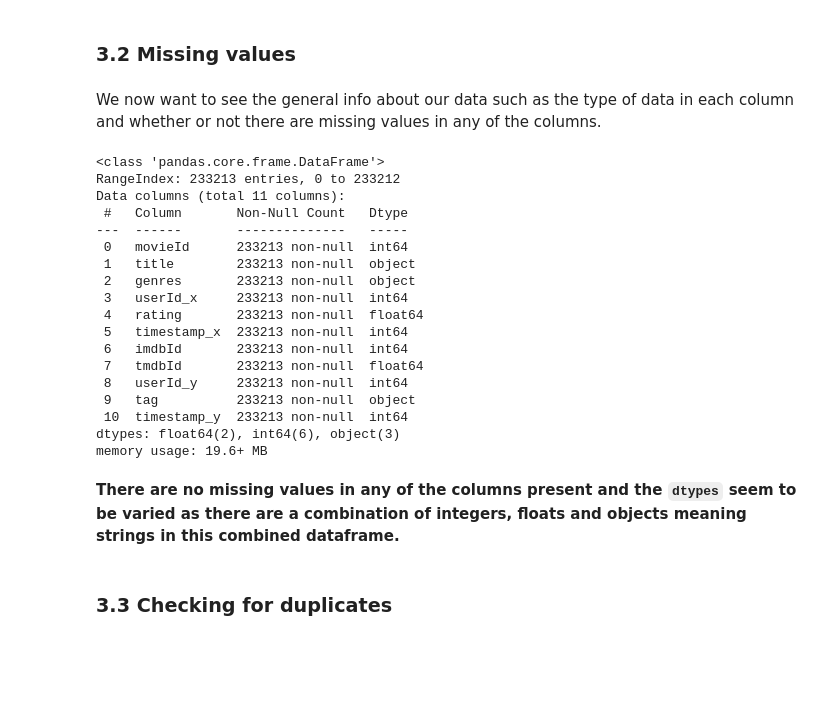
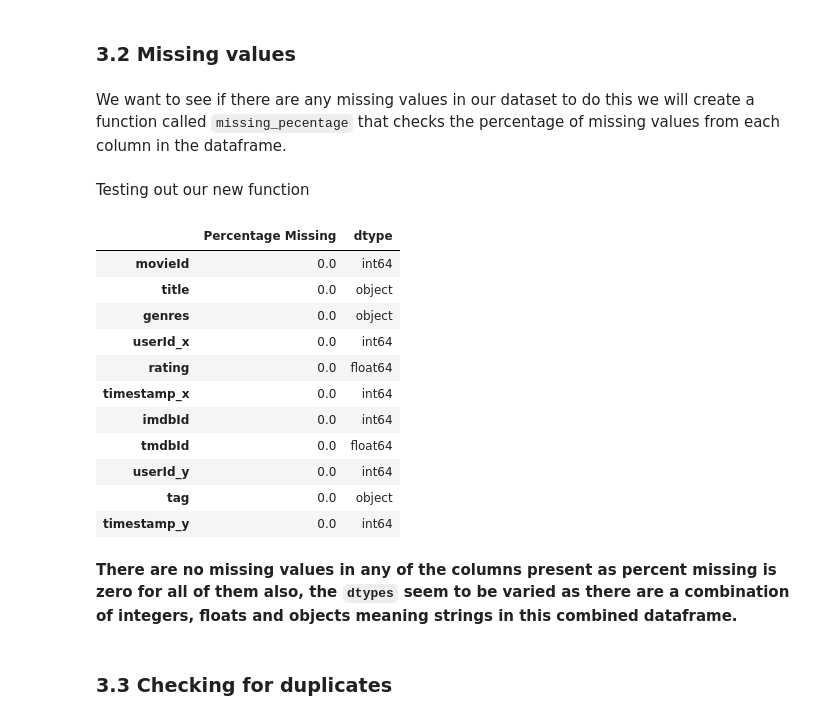
Before and after one commit to DennisWainaina/Movie-Recommendation-System-Project, a Jupyter notebook: index.ipynb, the cells around one changed output. Saved outputs shown, nothing was run; the diff lists cells and outputs as text; code cells hidden in the pictures; blank space fills up the shorter version.

Commit message:
Added functions for checking percentage of missing values and wrong datatypes in the data preparation section found no missing values or wrong datatypes.

```diff
--- a/index.ipynb
+++ b/index.ipynb
@@ -179,31 +179,55 @@ combined_df.head()
 **We have succesfully loaded the dataframes and joined them using the common column `movieId` for the join. We did not specify the how parameter,hence as a default parameter the join was set to `inner`. This is because we wanted rows where there was a key on both the left and right tables so as to avoid `NaN` values in the new dataframe.**
 # %% [markdown]
 ### 3.2 Missing values
-# %% [markdown]
-We now want to see the general info about our data such as the type of data in each column and whether or not there are missing values in any of the columns.
-# %%
-combined_df.info()
-# %% [output]
-<class 'pandas.core.frame.DataFrame'>
-RangeIndex: 233213 entries, 0 to 233212
-Data columns (total 11 columns):
- #   Column       Non-Null Count   Dtype
----  ------       --------------   -----
- 0   movieId      233213 non-null  int64
- 1   title        233213 non-null  object
- 2   genres       233213 non-null  object
- 3   userId_x     233213 non-null  int64
- 4   rating       233213 non-null  float64
- 5   timestamp_x  233213 non-null  int64
- 6   imdbId       233213 non-null  int64
- 7   tmdbId       233213 non-null  float64
- 8   userId_y     233213 non-null  int64
- 9   tag          233213 non-null  object
- 10  timestamp_y  233213 non-null  int64
-dtypes: float64(2), int64(6), object(3)
-memory usage: 19.6+ MB
+# %% [markdown]
+We want to see if there are any missing values in our dataset to do this we will create a function called `missing_pecentage` that checks the percentage of missing values from each column in the dataframe.
+# %%
+def missing_percentage(df):
+    """
+    Calculate the percentage of missing values for each column in a DataFrame.
+
+    Parameters:
+        df (pd.DataFrame): The input DataFrame.
+
+    Returns:
+        pd.DataFrame: A DataFrame showing the percentage of missing values
+                      and data types for each column.
+    """
+
+    # Dictionary for storing the percentage of missing values
+    missing_values_percentage = {}
+
+    # Loop for calculating the percentage of missing values and putting values in the dictionary
+    for column in df.columns:
+        missing_values_percentage[column] = (df[column].isnull().sum() / len(df[column])) * 100
+
+    # Creating a DataFrame from the dictionary
+    missing_df = pd.Series(missing_values_percentage)
+    missing_df = pd.DataFrame(missing_df, columns=['Percentage Missing'])
+
+    # Creating a new column for the data type of the column with missing values
+    missing_df['dtype'] = [df[column].dtypes for column in missing_df.index]
+
+    return missing_df
+# %% [markdown]
+Testing out our new function
+# %%
+missing_percentage(combined_df)
+# %% [output]
+|  | Percentage Missing | dtype |
+| movieId | 0.0 | int64 |
+| title | 0.0 | object |
+| genres | 0.0 | object |
+| userId_x | 0.0 | int64 |
+| rating | 0.0 | float64 |
+| timestamp_x | 0.0 | int64 |
+| imdbId | 0.0 | int64 |
+| tmdbId | 0.0 | float64 |
+| userId_y | 0.0 | int64 |
+| tag | 0.0 | object |
+| timestamp_y | 0.0 | int64 |
 # %% [markdown]
-**There are no missing values in any of the columns present and the `dtypes` seem to be varied as there are a combination of integers, floats and objects meaning strings in this combined dataframe.**
+**There are no missing values in any of the columns present as percent missing is zero for all of them also, the `dtypes` seem to be varied as there are a combination of integers, floats and objects meaning strings in this combined dataframe.**
 # %% [markdown]
 ### 3.3 Checking for duplicates
 # %%
```
Also changed, not shown: parts of 6 cells of this notebook.
